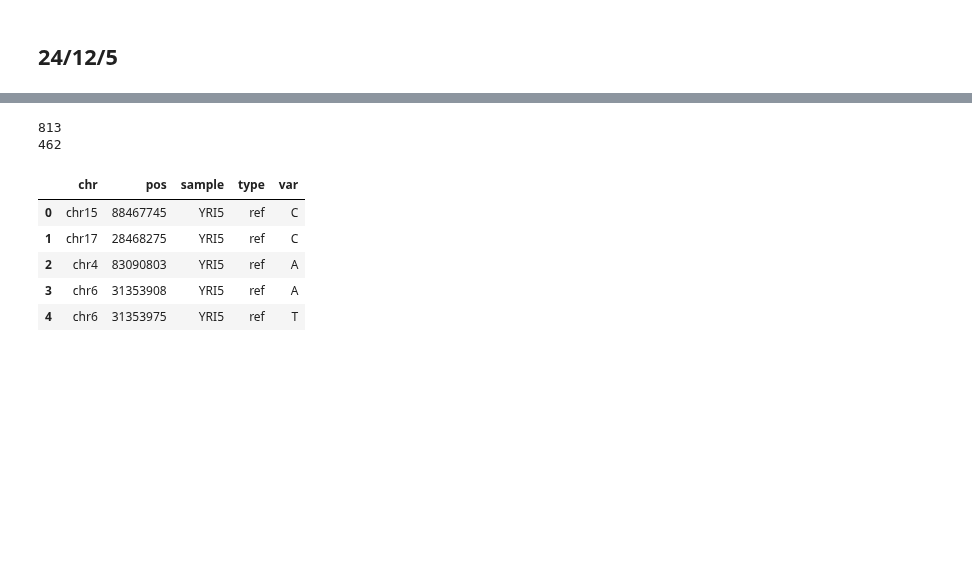
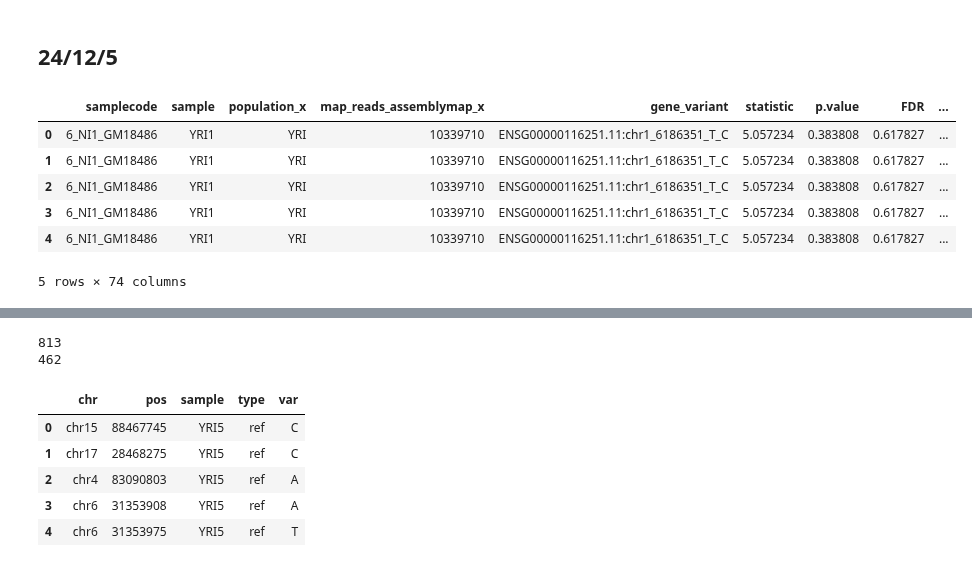
Before and after one commit to fairliereese/240903_pt, a Jupyter notebook: snakemake/astu_example/snakemake_dev.ipynb, the cells around one changed output, grey strips where cells are left out. Drawn from its saved outputs; the diff is of its cells as text; code cells hidden in the pictures; blank space fills up the shorter version.

```diff
--- a/snakemake/astu_example/snakemake_dev.ipynb
+++ b/snakemake/astu_example/snakemake_dev.ipynb
@@ -30,6 +30,16 @@ def proc_cfg(entry, od):
     return entry
 # %% [markdown]
 ## 24/12/5
+# %%
+config_df.head()
+# %% [output]
+|  | samplecode | sample | population_x | map_reads_assemblymap_x | gene_variant | statistic | p.value | FDR | ... |
+| 0 | 6_NI1_GM18486 | YRI1 | YRI | 10339710 | ENSG00000116251.11:chr1_6186351_T_C | 5.057234 | 0.383808 | 0.617827 | ... |
+| 1 | 6_NI1_GM18486 | YRI1 | YRI | 10339710 | ENSG00000116251.11:chr1_6186351_T_C | 5.057234 | 0.383808 | 0.617827 | ... |
+| 2 | 6_NI1_GM18486 | YRI1 | YRI | 10339710 | ENSG00000116251.11:chr1_6186351_T_C | 5.057234 | 0.383808 | 0.617827 | ... |
+| 3 | 6_NI1_GM18486 | YRI1 | YRI | 10339710 | ENSG00000116251.11:chr1_6186351_T_C | 5.057234 | 0.383808 | 0.617827 | ... |
+| 4 | 6_NI1_GM18486 | YRI1 | YRI | 10339710 | ENSG00000116251.11:chr1_6186351_T_C | 5.057234 | 0.383808 | 0.617827 | ... |
+5 rows × 74 columns
 # %%
 # sample information
 meta_file = '../config.tsv'
```
Also changed, not shown: 1 other file.
